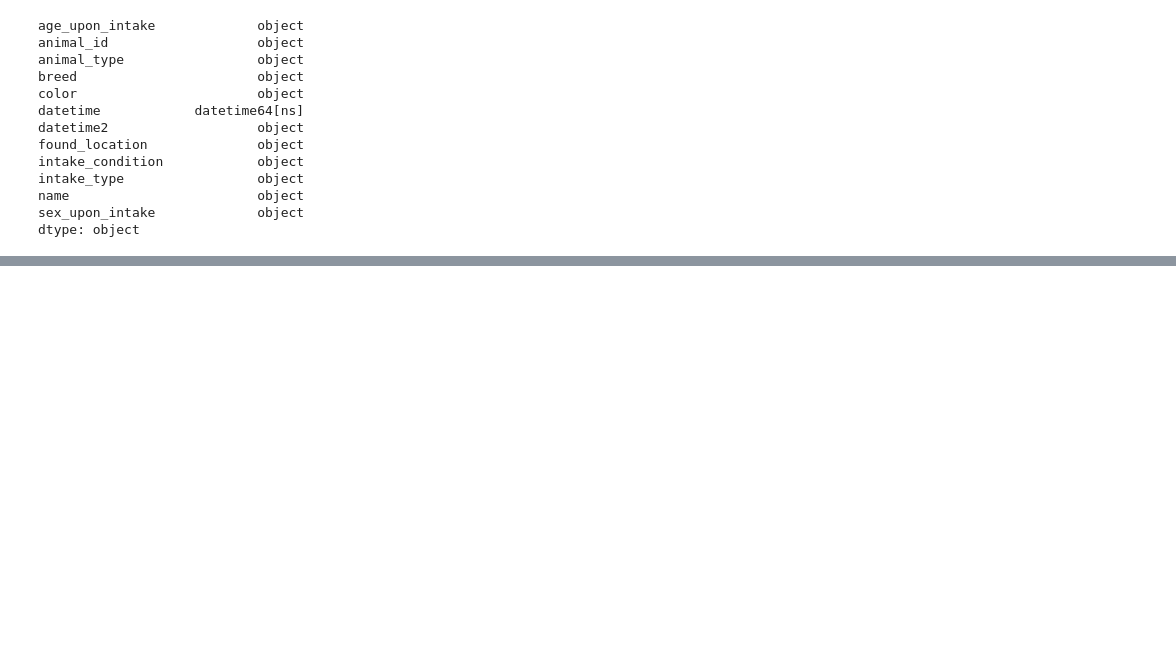
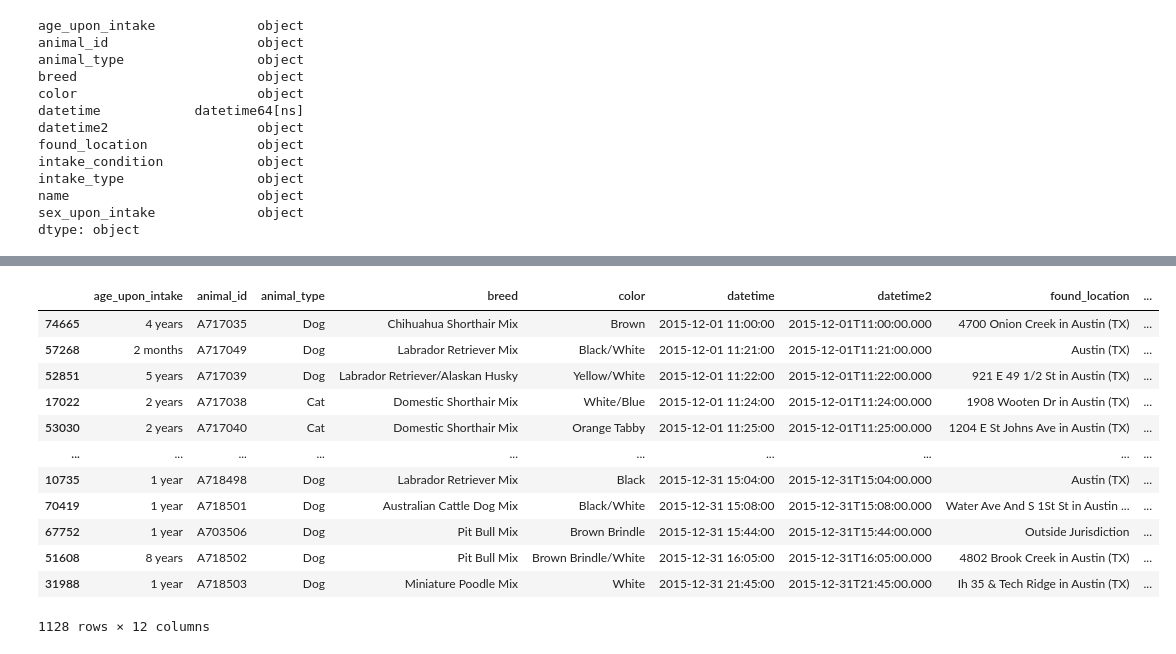
Before and after one commit to 3Grey6Jedi9/Data-Analysis-Project-05, a Jupyter notebook: Pet Shelter Analysis.ipynb, the cells around one changed output, grey strips where cells are left out. Cells and saved outputs as stored; diff of their text form; code cells hidden in the pictures; blank space fills up the shorter version.

```diff
--- a/Pet Shelter Analysis.ipynb
+++ b/Pet Shelter Analysis.ipynb
@@ -122,0 +94,28 @@ intake_january
+# %%
+intake_january = intake_15[intake_15['datetime'] < datetime.datetime(2015,2,1)]
+intake_february = intake_15[intake_15['datetime'] < datetime.datetime(2015,3,1)]
+intake_march = intake_15[intake_15['datetime'] < datetime.datetime(2015,4,1)]
+intake_april = intake_15[intake_15['datetime'] < datetime.datetime(2015,5,1)]
+intake_may = intake_15[intake_15['datetime'] < datetime.datetime(2015,6,1)]
+intake_june = intake_15[intake_15['datetime'] < datetime.datetime(2015,7,1)]
+intake_july = intake_15[intake_15['datetime'] < datetime.datetime(2015,8,1)]
+intake_august = intake_15[intake_15['datetime'] < datetime.datetime(2015,9,1)]
+intake_september = intake_15[intake_15['datetime'] < datetime.datetime(2015,10,1)]
+intake_october = intake_15[intake_15['datetime'] < datetime.datetime(2015,11,1)]
+intake_november = intake_15[intake_15['datetime'] < datetime.datetime(2015,12,1)]
+intake_december = intake_15[intake_15['datetime'] > datetime.datetime(2015,12,1)]
+animals_month = []
+# %% [output]
+|  | age_upon_intake | animal_id | animal_type | breed | color | datetime | datetime2 | found_location | ... |
+| 74665 | 4 years | A717035 | Dog | Chihuahua Shorthair Mix | Brown | 2015-12-01 11:00:00 | 2015-12-01T11:00:00.000 | 4700 Onion Creek in Austin (TX) | ... |
+| 57268 | 2 months | A717049 | Dog | Labrador Retriever Mix | Black/White | 2015-12-01 11:21:00 | 2015-12-01T11:21:00.000 | Austin (TX) | ... |
+| 52851 | 5 years | A717039 | Dog | Labrador Retriever/Alaskan Husky | Yellow/White | 2015-12-01 11:22:00 | 2015-12-01T11:22:00.000 | 921 E 49 1/2 St in Austin (TX) | ... |
+| 17022 | 2 years | A717038 | Cat | Domestic Shorthair Mix | White/Blue | 2015-12-01 11:24:00 | 2015-12-01T11:24:00.000 | 1908 Wooten Dr in Austin (TX) | ... |
+| 53030 | 2 years | A717040 | Cat | Domestic Shorthair Mix | Orange Tabby | 2015-12-01 11:25:00 | 2015-12-01T11:25:00.000 | 1204 E St Johns Ave in Austin (TX) | ... |
+| ... | ... | ... | ... | ... | ... | ... | ... | ... | ... |
+| 10735 | 1 year | A718498 | Dog | Labrador Retriever Mix | Black | 2015-12-31 15:04:00 | 2015-12-31T15:04:00.000 | Austin (TX) | ... |
+| 70419 | 1 year | A718501 | Dog | Australian Cattle Dog Mix | Black/White | 2015-12-31 15:08:00 | 2015-12-31T15:08:00.000 | Water Ave And S 1St St in Austin ... | ... |
+| 67752 | 1 year | A703506 | Dog | Pit Bull Mix | Brown Brindle | 2015-12-31 15:44:00 | 2015-12-31T15:44:00.000 | Outside Jurisdiction | ... |
+| 51608 | 8 years | A718502 | Dog | Pit Bull Mix | Brown Brindle/White | 2015-12-31 16:05:00 | 2015-12-31T16:05:00.000 | 4802 Brook Creek in Austin (TX) | ... |
+| 31988 | 1 year | A718503 | Dog | Miniature Poodle Mix | White | 2015-12-31 21:45:00 | 2015-12-31T21:45:00.000 | Ih 35 & Tech Ridge in Austin (TX) | ... |
+1128 rows × 12 columns
```
Also changed, not shown: parts of 2 cells of this notebook.
